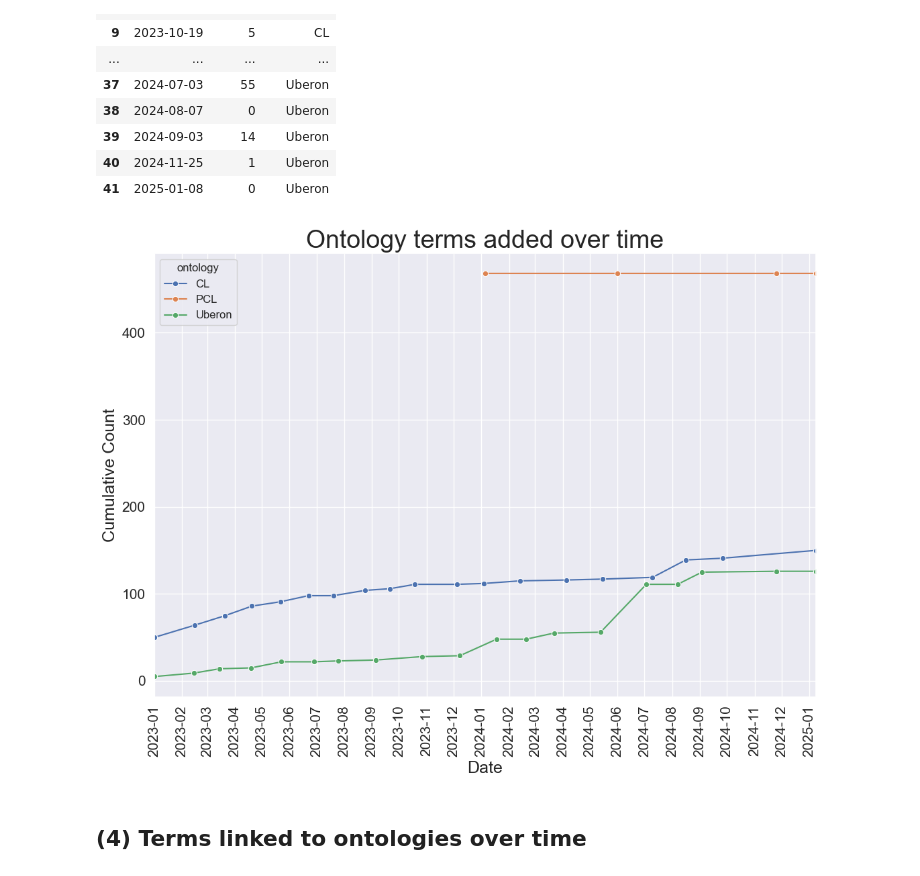
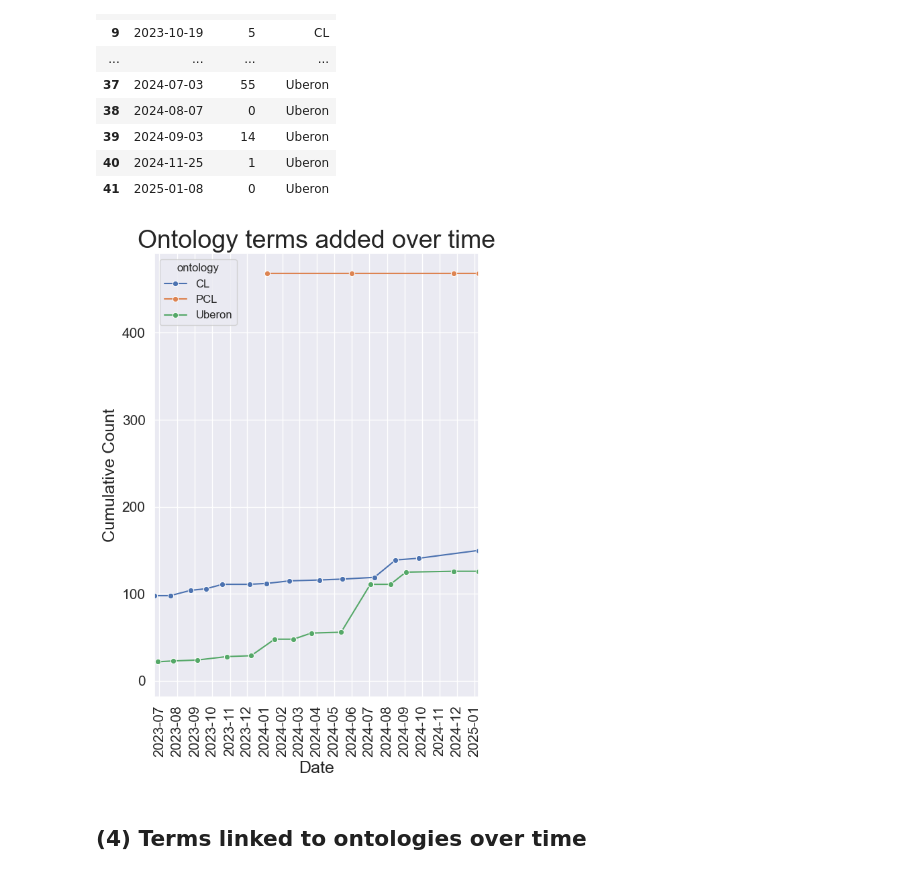
Before and after one commit to cns-iu/hra-kg-supporting-information, a Jupyter notebook: notebooks/hra-kg-technical-validation.ipynb, the cells around one changed output. Drawn from its saved outputs; the diff is of its cells as text; code cells hidden in the pictures.

```diff
--- a/notebooks/hra-kg-technical-validation.ipynb
+++ b/notebooks/hra-kg-technical-validation.ipynb
@@ -314,36 +320,36 @@ g = sns.lineplot(
     x='date',
     y='cumulative_count',
     hue='ontology',
     marker='o'
 )
 
 # Customize the plot
 plt.title('Ontology terms added over time')
 plt.xlabel('Date')
 plt.ylabel('Cumulative Count')
 
 # Set monthly ticks
 ax = plt.gca()  # get current axis
 # set ticks to appear at start of each month
 ax.xaxis.set_major_locator(MonthLocator())
 ax.xaxis.set_major_formatter(DateFormatter('%Y-%m'))  # format as YYYY-MM
 
 # Rotate x-axis labels for better readability
 plt.xticks(rotation=90)
 
 # Set the x-axis limits
-filtered_data = ontology_terms_added.dropna()
+filtered_data = ontology_terms_added.dropna()[ontology_terms_added['date'] >= "2023-06"]
 plt.xlim(filtered_data["date"].min(), filtered_data["date"].max())
 
 # adjust figure size
-g.figure.set_size_inches(11, 8.5)
+g.figure.set_size_inches(6, 8.5)
 
 # Adjust layout to prevent label cutoff
 plt.tight_layout()
 
 plt.show()
 # %% [output]
-[figure, old version]
+[figure, new version]
 # %% [markdown]
 ## (4) Terms linked to ontologies over time
 # %% [markdown]
```
Also changed, not shown: parts of 16 cells of this notebook, 1 other file.
